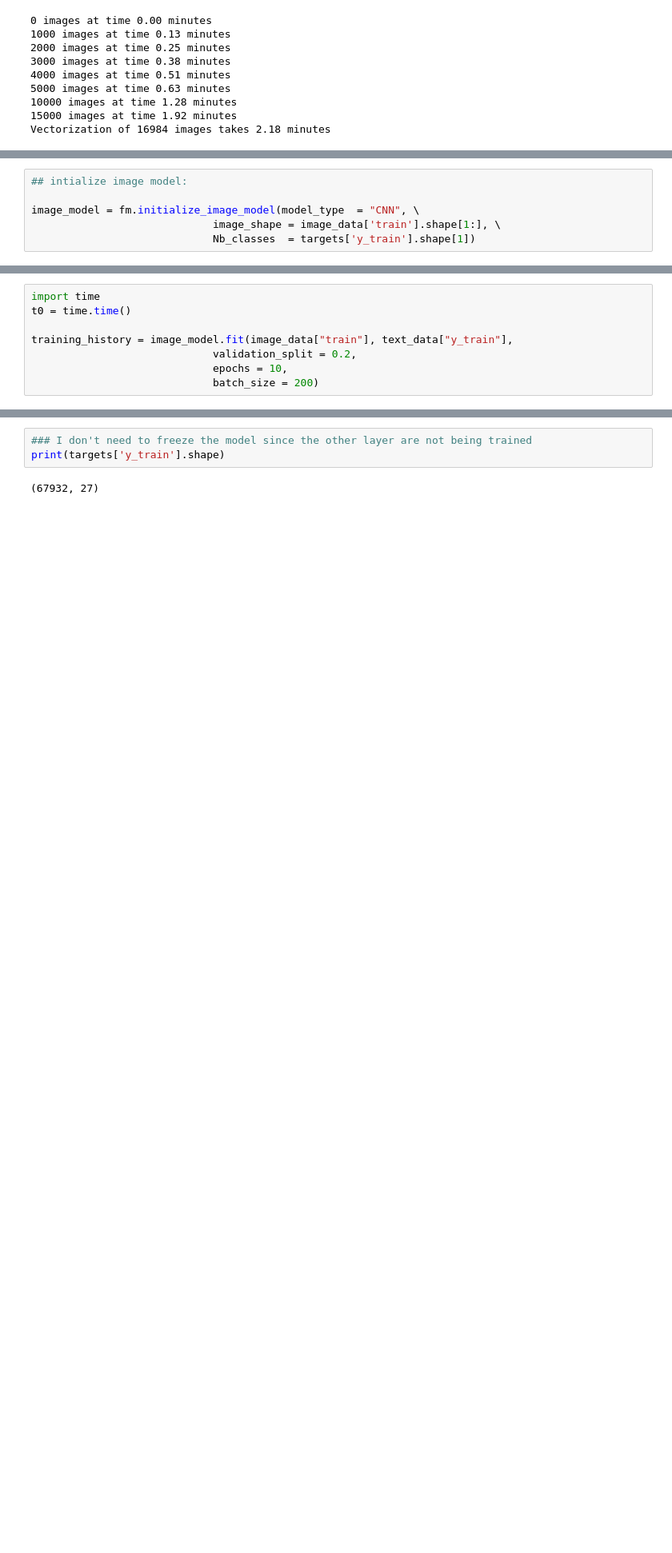
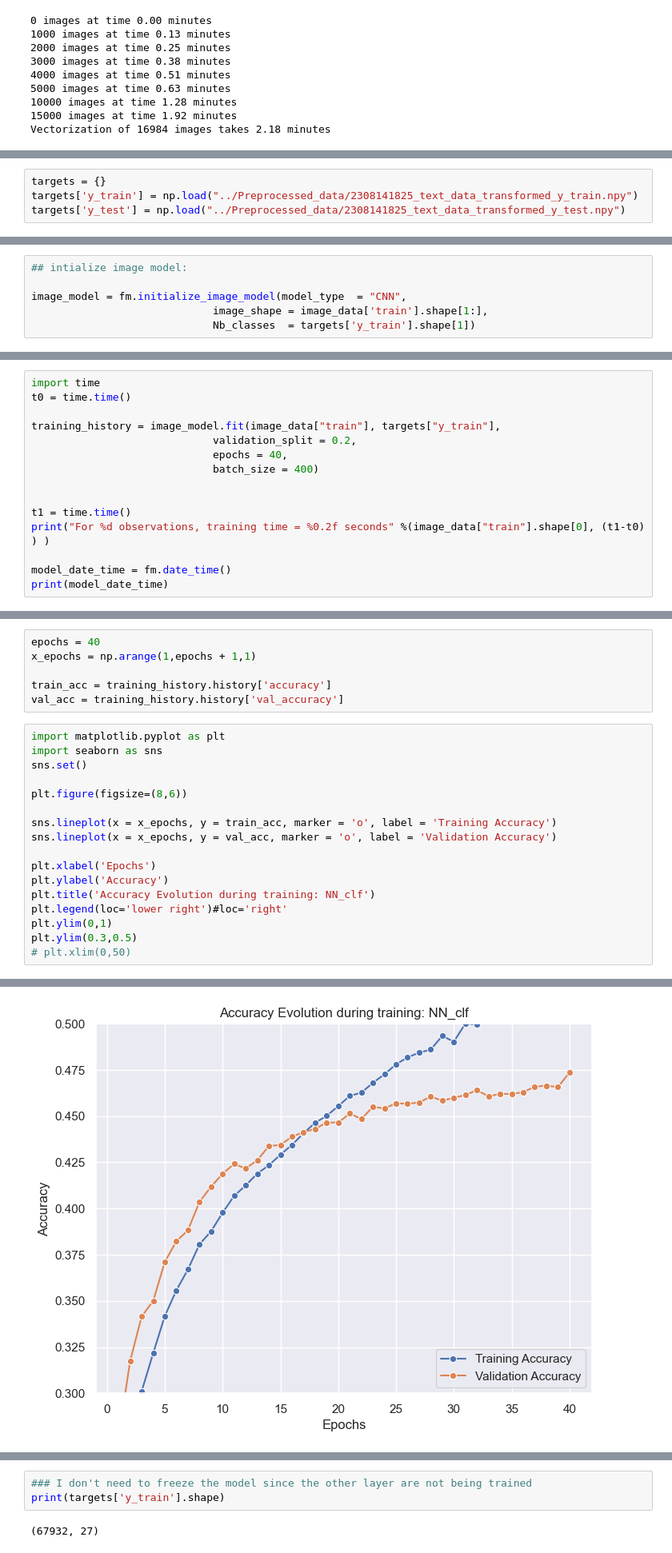
Before and after one commit to RamiroHR/Multimodal-Data-Product-Classification-Model, a Jupyter notebook: Fusion_Model.ipynb, the cells around one changed output, grey strips where cells are left out. Shown at 80% size. Saved outputs shown, nothing was run; the diff lists cells and outputs as text; blank space fills up the shorter version.

Commit message:
Update Fusion Model: complete training of fusion model and some metrics for evaluation. Last model trained not necessary the optimum but close

```diff
--- a/Fusion_Model.ipynb
+++ b/Fusion_Model.ipynb
@@ -492,0 +559,4 @@ Saved compressed large array: ../Preprocessed_data/2308141953_image_test_transfo
+# %%
+targets = {}
+targets['y_train'] = np.load("../Preprocessed_data/2308141825_text_data_transformed_y_train.npy")
+targets['y_test'] = np.load("../Preprocessed_data/2308141825_text_data_transformed_y_test.npy")
@@ -495,6 +576,6 @@ Saved compressed large array: ../Preprocessed_data/2308141953_image_test_transfo
 # %%
 ## intialize image model:
 
-image_model = fm.initialize_image_model(model_type  = "CNN", \
-                             image_shape = image_data['train'].shape[1:], \
+image_model = fm.initialize_image_model(model_type  = "CNN",
+                             image_shape = image_data['train'].shape[1:],
                              Nb_classes  = targets['y_train'].shape[1])
@@ -524,8 +603,15 @@ _________________________________________________________________
 import time
 t0 = time.time()
 
-training_history = image_model.fit(image_data["train"], text_data["y_train"],
+training_history = image_model.fit(image_data["train"], targets["y_train"],
                              validation_split = 0.2,
-                             epochs = 10,
-                             batch_size = 200)
+                             epochs = 40,
+                             batch_size = 400)
+
+
+t1 = time.time()
+print("For %d observations, training time = %0.2f seconds" %(image_data["train"].shape[0], (t1-t0) ) )
+
+model_date_time = fm.date_time()
+print(model_date_time)
 # %% [output]
@@ -590,0 +646,24 @@ _________________________________________________________________
+# %%
+epochs = 40
+x_epochs = np.arange(1,epochs + 1,1)
+
+train_acc = training_history.history['accuracy']
+val_acc = training_history.history['val_accuracy']
+# %%
+import matplotlib.pyplot as plt
+import seaborn as sns
+sns.set()
+
+plt.figure(figsize=(8,6))
+
+sns.lineplot(x = x_epochs, y = train_acc, marker = 'o', label = 'Training Accuracy')
+sns.lineplot(x = x_epochs, y = val_acc, marker = 'o', label = 'Validation Accuracy')
+
+plt.xlabel('Epochs')
+plt.ylabel('Accuracy')
+plt.title('Accuracy Evolution during training: NN_clf')
+plt.legend(loc='lower right')#loc='right'
+plt.ylim(0,1)
+plt.ylim(0.3,0.5)
+# plt.xlim(0,50)
+# %% [output]
@@ -590,0 +671 @@ _________________________________________________________________
+[figure, added]
```
Also changed, not shown: parts of 161 cells of this notebook.
